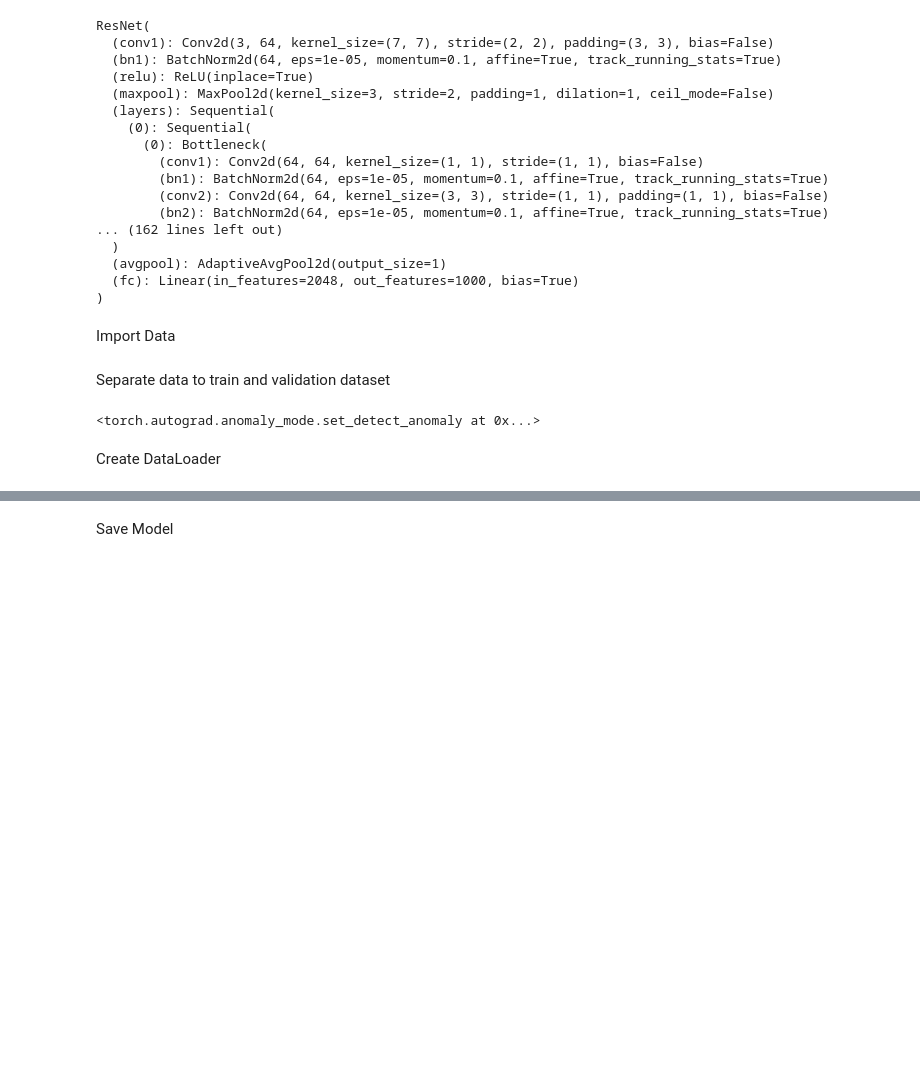
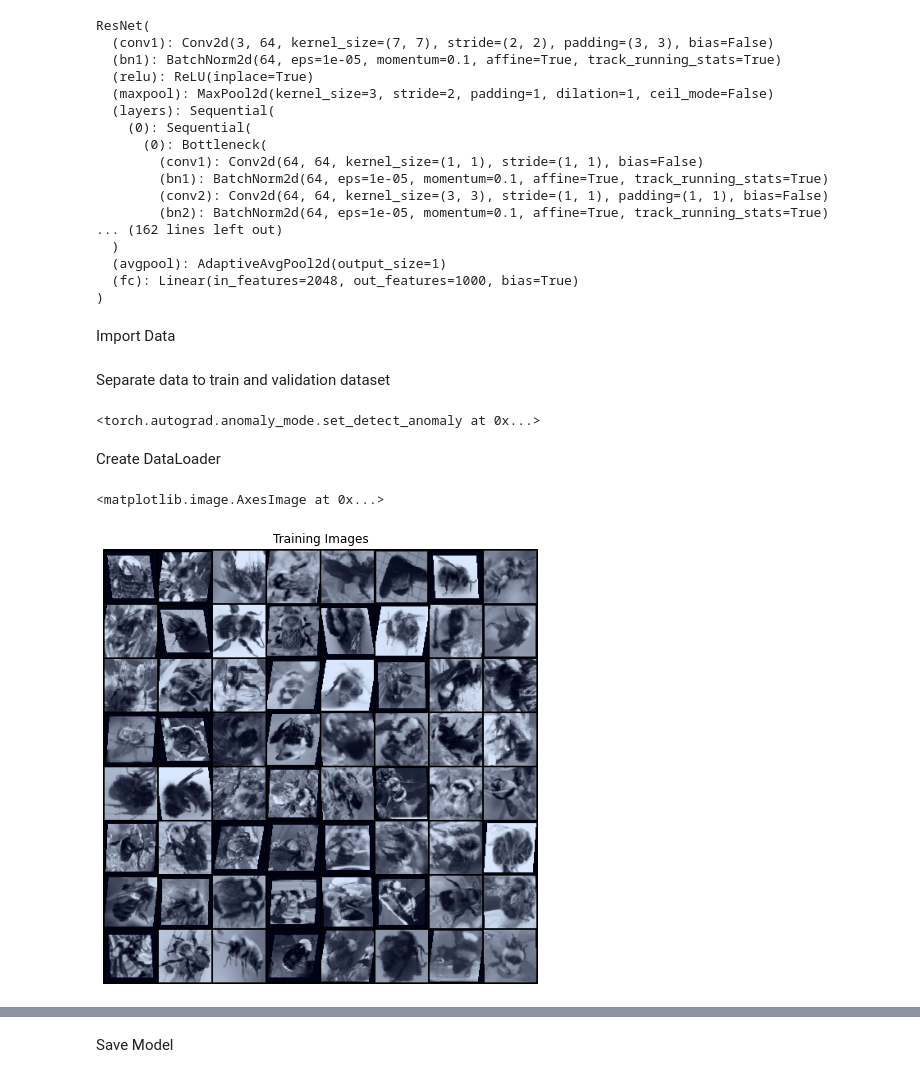
Before and after one commit to dragonx0208/beemachine, a Jupyter notebook: torch_main_V1.1.ipynb, the cells around one changed output, grey strips where cells are left out. Drawn from its saved outputs; the diff is of its cells as text; code cells hidden in the pictures; blank space fills up the shorter version.

```diff
--- a/torch_main_V1.1.ipynb
+++ b/torch_main_V1.1.ipynb
@@ -226,12 +226,15 @@ final_y_preds, final_y_trues, final_y_scores = [], [], []
 #labels = [label for _, label in val_data_loader.dataset]
 #classe_labels, counts = np.unique(labels, return_counts=True)
 # %%
-# # Plot some training images
-# real_batch = next(iter(train_data_loader))
-# plt.figure(figsize=(8,8))
-# plt.axis("off")
-# plt.title("Training Images")
-# plt.imshow(np.transpose(vutils.make_grid(real_batch[0].to(device)[:64], padding=2, normalize=True).cpu(),(1,2,0)))
+# Plot some training images
+real_batch = next(iter(train_data_loader))
+plt.figure(figsize=(8,8))
+plt.axis("off")
+plt.title("Training Images")
+plt.imshow(np.transpose(vutils.make_grid(real_batch[0].to(device)[:64], padding=2, normalize=True).cpu(),(1,2,0)))
+# %% [output]
+<matplotlib.image.AxesImage at 0x...>
+[figure, added]
 # %%
 weights = class_weight.compute_class_weight('balanced', np.unique(bee_dataset.targets), bee_dataset.targets)
 class_weights=torch.tensor(weights,dtype=torch.float).to(device)
```
Also changed, not shown: parts of 26 cells of this notebook.
